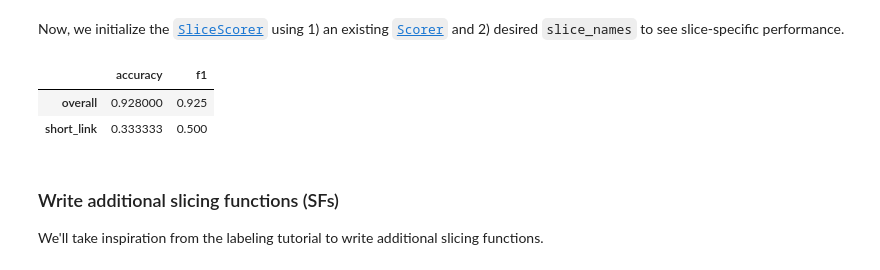
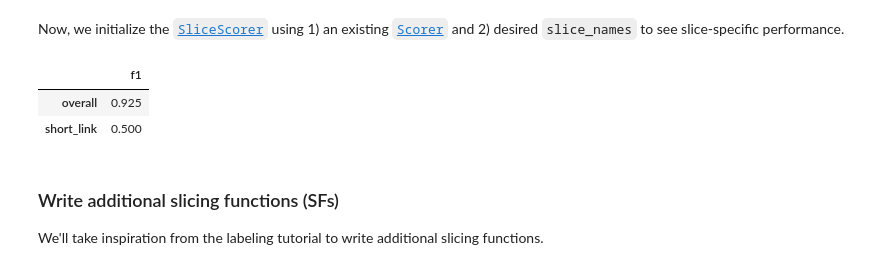
Before and after one commit to snorkel-team/snorkel-tutorials, a Jupyter notebook: spam/03_spam_data_slicing_tutorial.ipynb, the cells around one changed output. Cells and saved outputs as stored; diff of their text form; code cells hidden in the pictures.

```diff
--- a/spam/03_spam_data_slicing_tutorial.ipynb
+++ b/spam/03_spam_data_slicing_tutorial.ipynb
@@ -267,16 +265,16 @@ probs_test = preds_to_probs(preds_test, 2)
 # %%
 from snorkel.analysis import Scorer
 from snorkel.slicing import SliceScorer
 
 scorer = Scorer(metrics=["accuracy", "f1"])
-slice_scorer = SliceScorer(scorer, slice_names)
-slice_scorer.score(
+slice_scorer = SliceScorer(slice_names)
+slice_scorer.score_slices(
     S=S_test, golds=Y_test, preds=preds_test, probs=probs_test, as_dataframe=True
 )
 # %% [output]
-|  | accuracy | f1 |
-| overall | 0.928000 | 0.925 |
-| short_link | 0.333333 | 0.500 |
+|  | f1 |
+| overall | 0.925 |
+| short_link | 0.500 |
 # %% [markdown]
 ### Write additional slicing functions (SFs)
 
```
Also changed, not shown: parts of 3 cells of this notebook, 3 other files.
